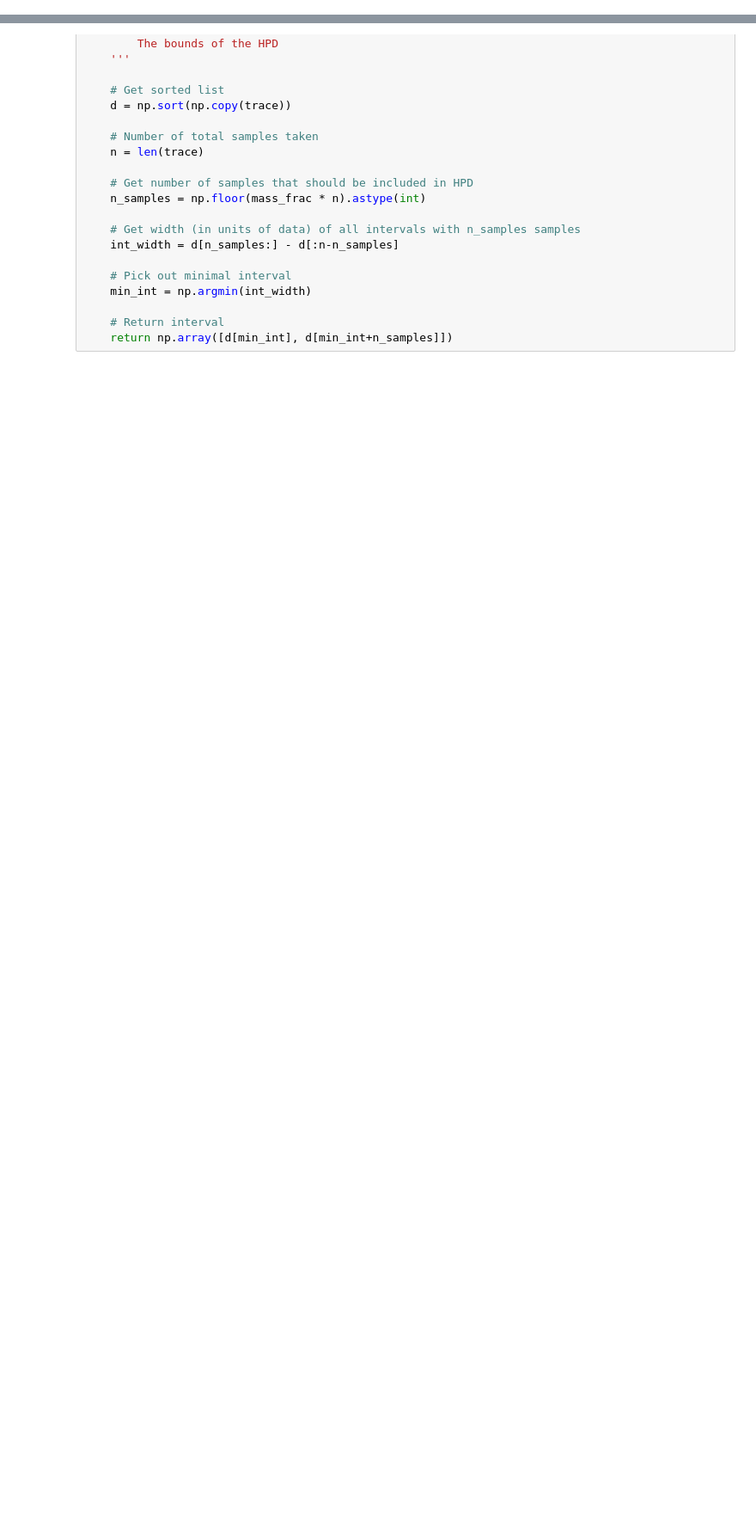
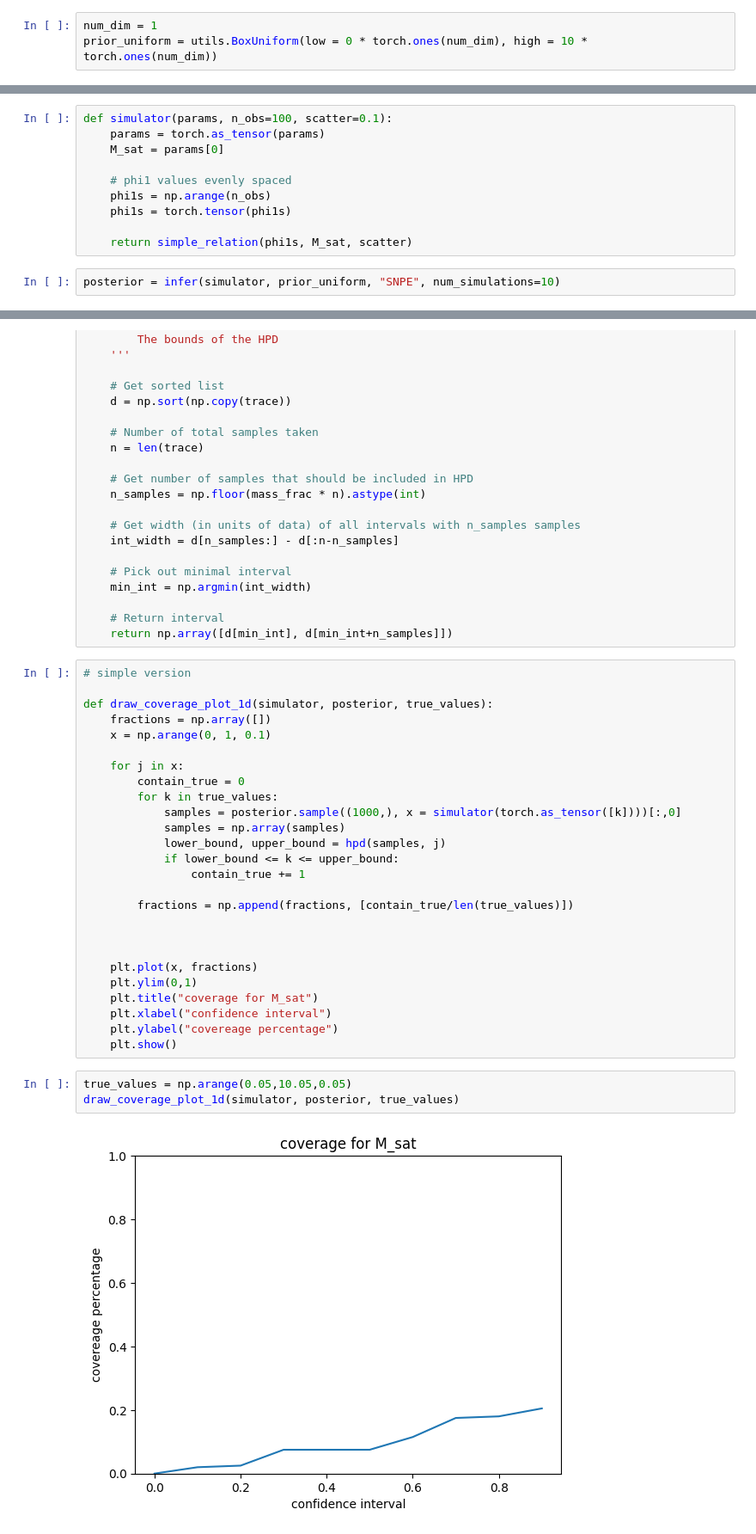
Before and after one commit to RutongPei/SBI-streameeeee, a Jupyter notebook: sims/coverage_plot.ipynb, the cells around one changed output, grey strips where cells are left out. Shown at 86% size. Cells and saved outputs as stored; diff of their text form; blank space fills up the shorter version.

```diff
--- a/sims/coverage_plot.ipynb
+++ b/sims/coverage_plot.ipynb
@@ -6,0 +11,3 @@ import matplotlib.pyplot as plt
+# %%
+num_dim = 1
+prior_uniform = utils.BoxUniform(low = 0 * torch.ones(num_dim), high = 10 * torch.ones(num_dim))
@@ -6,0 +28,12 @@ import matplotlib.pyplot as plt
+# %%
+def simulator(params, n_obs=100, scatter=0.1):
+    params = torch.as_tensor(params)
+    M_sat = params[0]
+
+    # phi1 values evenly spaced
+    phi1s = np.arange(n_obs)
+    phi1s = torch.tensor(phi1s)
+
+    return simple_relation(phi1s, M_sat, scatter)
+# %%
+posterior = infer(simulator, prior_uniform, "SNPE", num_simulations=10)
@@ -39,4 +74,35 @@ def hpd(trace, mass_frac):
 
     # Return interval
     return np.array([d[min_int], d[min_int+n_samples]])
+# %%
+# simple version
+
+def draw_coverage_plot_1d(simulator, posterior, true_values):
+    fractions = np.array([])
+    x = np.arange(0, 1, 0.1)
+
+    for j in x:
+        contain_true = 0
+        for k in true_values:
+            samples = posterior.sample((1000,), x = simulator(torch.as_tensor([k])))[:,0]
+            samples = np.array(samples)
+            lower_bound, upper_bound = hpd(samples, j)
+            if lower_bound <= k <= upper_bound:
+                contain_true += 1
+
+        fractions = np.append(fractions, [contain_true/len(true_values)])
+
+
+
+    plt.plot(x, fractions)
+    plt.ylim(0,1)
+    plt.title("coverage for M_sat")
+    plt.xlabel("confidence interval")
+    plt.ylabel("covereage percentage")
+    plt.show()
+# %%
+true_values = np.arange(0.05,10.05,0.05)
+draw_coverage_plot_1d(simulator, posterior, true_values)
+# %% [output]
+[figure, added]
 # %%
```
Also changed, not shown: parts of 5 cells of this notebook.
